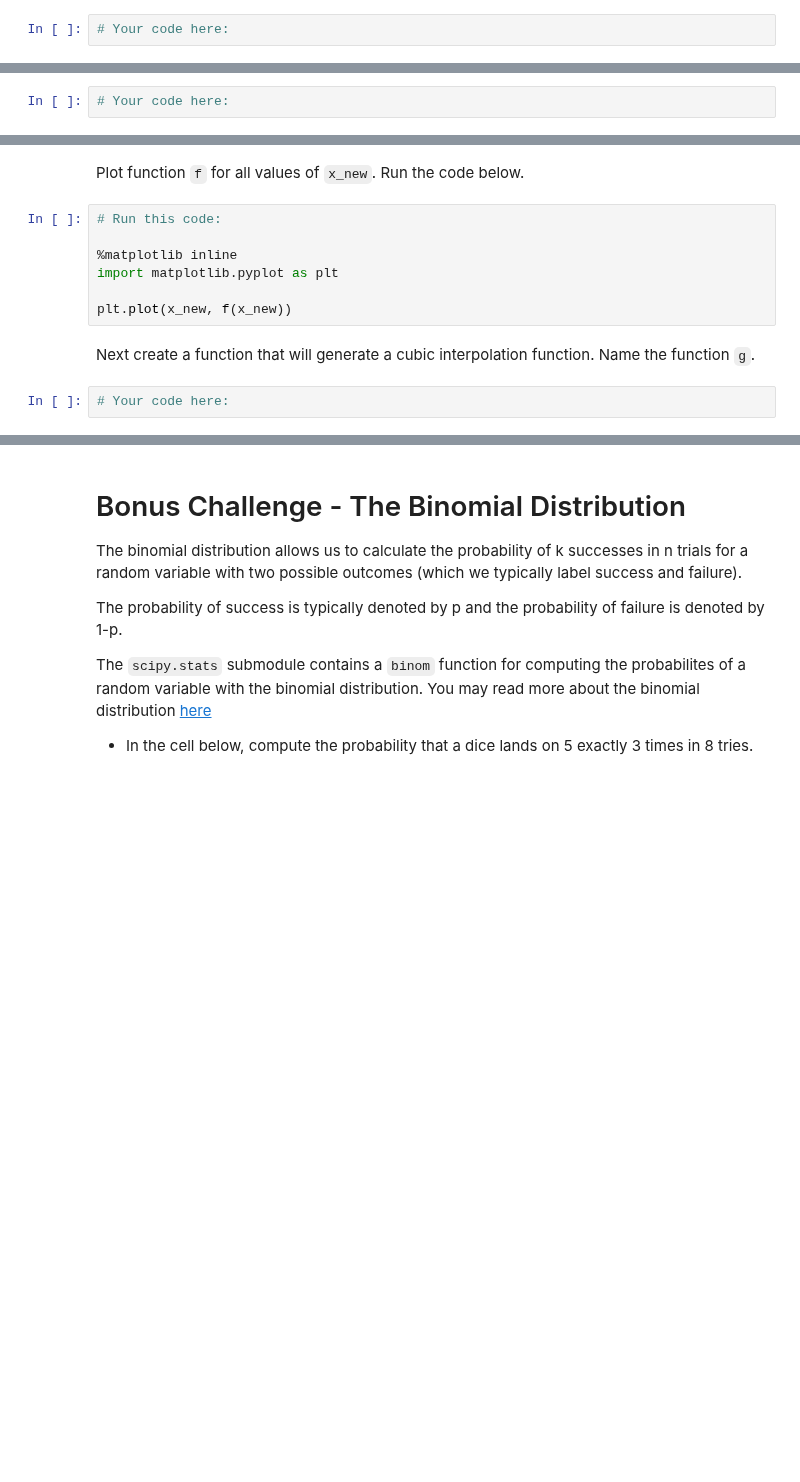
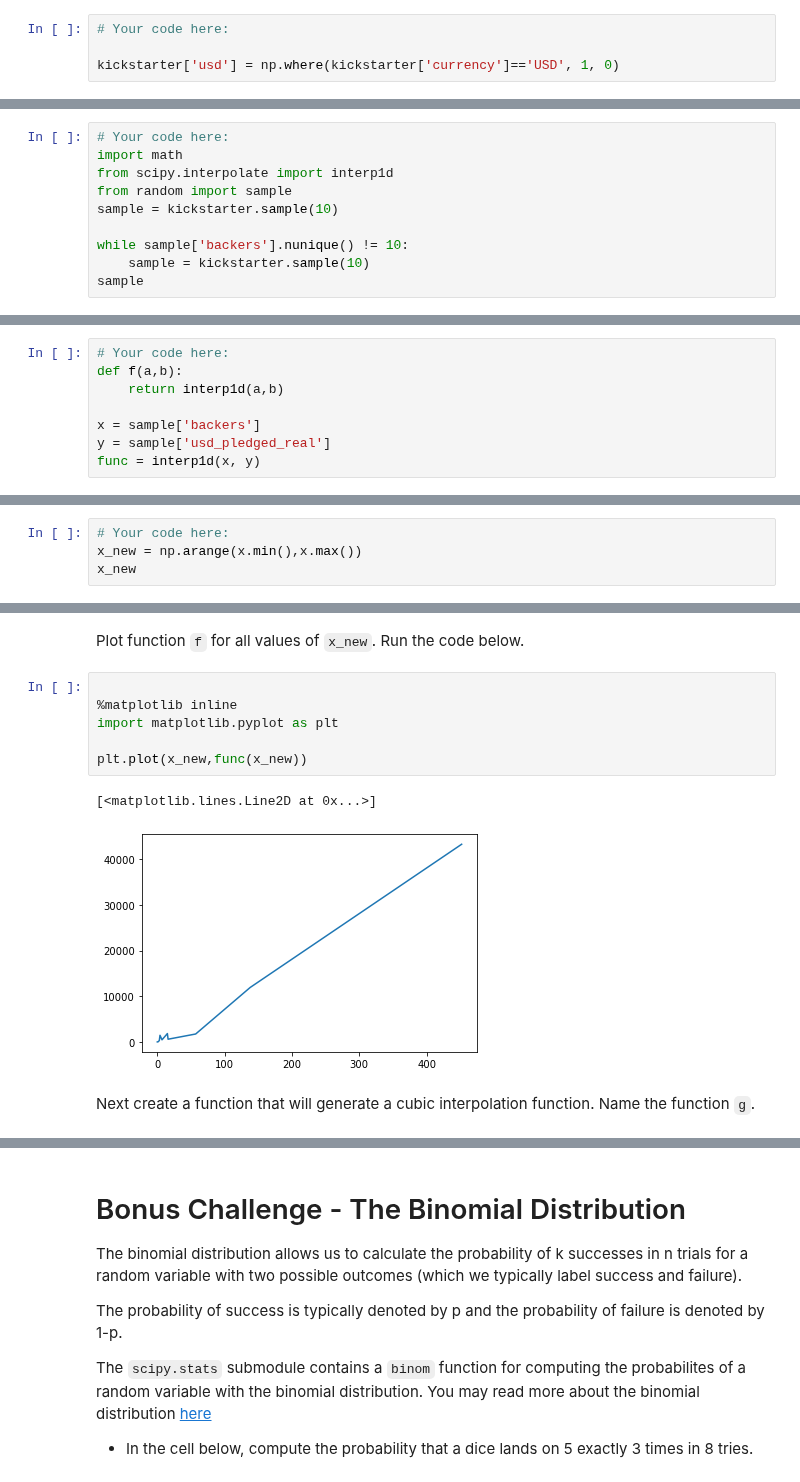
Before and after one commit to ta-data-lis/lab-intro-to-scipy, a Jupyter notebook: your-code/main.ipynb, the cells around one changed output, grey strips where cells are left out. Cells and saved outputs as stored; diff of their text form; blank space fills up the shorter version.

Commit message:
[lab-intro-to-scipy] Daniela Nogueira

```diff
--- a/your-code/main.ipynb
+++ b/your-code/main.ipynb
@@ -41,6 +84,8 @@ Let's perform Fisher's exact test on our KickStarter data. We intend to test the
 Next, create a column that checks whether the currency of the project is in US Dollars. Create a column called `usd` using the `np.where` function where if the currency is US Dollars, assign a value of 1 to the row and 0 otherwise.
 # %%
 # Your code here:
+
+kickstarter['usd'] = np.where(kickstarter['currency']=='USD', 1, 0)
 # %% [markdown]
 Now create a contingency table using the `pd.crosstab` function in the cell below to compare the `goal_met` and `usd` columns.
 # %% [markdown]
@@ -59,0 +115,10 @@ In the cell below, import the `interp1d` function from `scipy.interpolate` and f
+# %%
+# Your code here:
+import math
+from scipy.interpolate import interp1d
+from random import sample
+sample = kickstarter.sample(10)
+
+while sample['backers'].nunique() != 10:
+    sample = kickstarter.sample(10)
+sample
@@ -64,6 +143,16 @@ Next, create a linear interpolation of `usd_pledged_real` as a function of the `
+# %%
+# Your code here:
+def f(a,b):
+    return interp1d(a,b)
+
+x = sample['backers']
+y = sample['usd_pledged_real']
+func = interp1d(x, y)
 # %% [markdown]
 Now create a new variable called `x_new`. This variable will contain all integers between the minimum number of backers in our sample and the maximum number of backers. The goal here is to take the dataset that contains few obeservations due to sampling and fill all observations with a value using the interpolation function.
 
 Hint: one option is the `np.arange` function.
 # %%
 # Your code here:
+x_new = np.arange(x.min(),x.max())
+x_new
@@ -70,13 +177,13 @@ Hint: one option is the `np.arange` function.
 # %% [markdown]
 Plot function `f` for all values of `x_new`. Run the code below.
 # %%
-# Run this code:
 
 %matplotlib inline
 import matplotlib.pyplot as plt
 
-plt.plot(x_new, f(x_new))
+plt.plot(x_new,func(x_new))
+# %% [output]
+[<matplotlib.lines.Line2D at 0x...>]
+[figure, added]
 # %% [markdown]
 Next create a function that will generate a cubic interpolation function. Name the function `g`.
-# %%
-# Your code here:
```
Also changed, not shown: parts of 23 cells of this notebook.
